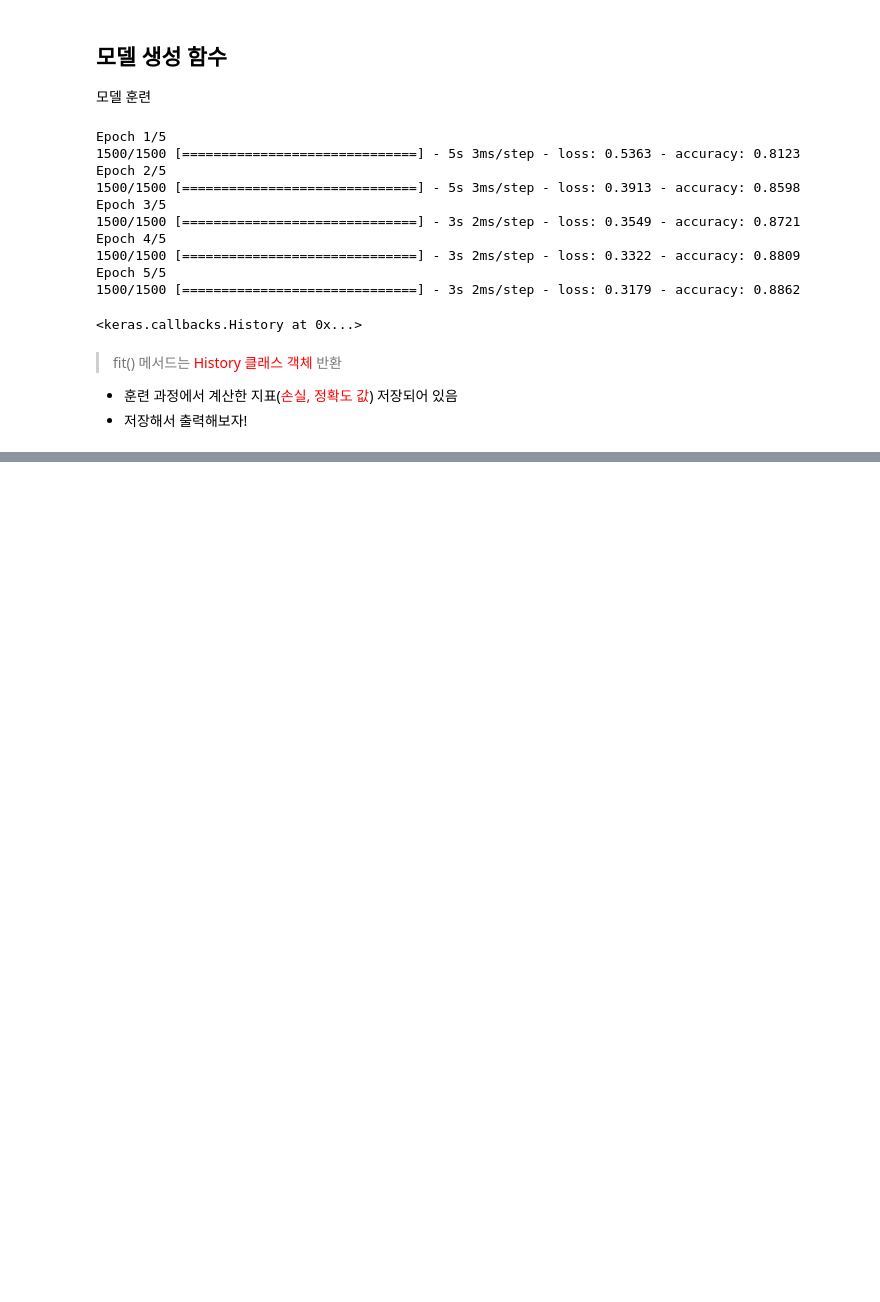
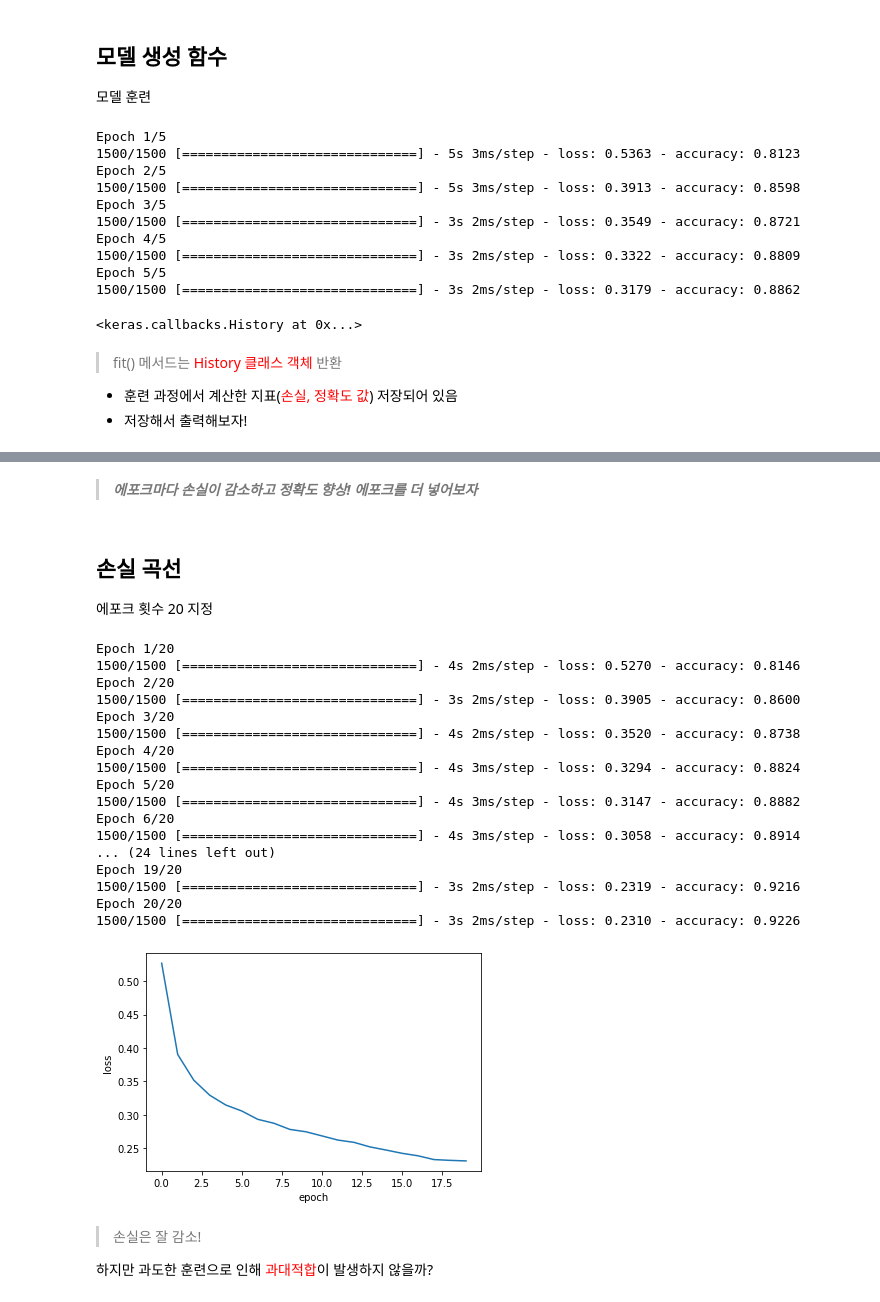
Before and after one commit to wodnjse/machine-learning, a Jupyter notebook: Deep-Neural-Network/machine_learning_7_3.ipynb, the cells around one changed output, grey strips where cells are left out. Drawn from its saved outputs; the diff is of its cells as text; code cells hidden in the pictures; blank space fills up the shorter version.

```diff
--- a/Deep-Neural-Network/machine_learning_7_3.ipynb
+++ b/Deep-Neural-Network/machine_learning_7_3.ipynb
@@ -91,0 +144,36 @@ Epoch 5/5
+# %% [markdown]
+> ***에포크마다 손실이 감소하고 정확도 향상! 에포크를 더 넣어보자***
+# %% [markdown]
+## **손실 곡선**
+에포크 횟수 20 지정
+# %%
+model = model_fn()
+model.compile(loss='sparse_categorical_crossentropy', metrics = 'accuracy')
+history = model.fit(train_scaled, train_target, epochs= 20)
+plt.plot(history.history['loss'])
+plt.xlabel('epoch')
+plt.ylabel('loss')
+plt.show()
+# %% [output]
+Epoch 1/20
+1500/1500 [==============================] - 4s 2ms/step - loss: 0.5270 - accuracy: 0.8146
+Epoch 2/20
+1500/1500 [==============================] - 3s 2ms/step - loss: 0.3905 - accuracy: 0.8600
+Epoch 3/20
+1500/1500 [==============================] - 4s 2ms/step - loss: 0.3520 - accuracy: 0.8738
+Epoch 4/20
+1500/1500 [==============================] - 4s 3ms/step - loss: 0.3294 - accuracy: 0.8824
+Epoch 5/20
+1500/1500 [==============================] - 4s 3ms/step - loss: 0.3147 - accuracy: 0.8882
+Epoch 6/20
+1500/1500 [==============================] - 4s 3ms/step - loss: 0.3058 - accuracy: 0.8914
+... (24 lines left out)
+Epoch 19/20
+1500/1500 [==============================] - 3s 2ms/step - loss: 0.2319 - accuracy: 0.9216
+Epoch 20/20
+1500/1500 [==============================] - 3s 2ms/step - loss: 0.2310 - accuracy: 0.9226
+[figure, added]
+# %% [markdown]
+> 손실은 잘 감소!
+
+하지만 과도한 훈련으로 인해 <font color='#ff0000'>과대적합</font>이 발생하지 않을까?
```
Also changed, not shown: parts of 20 cells of this notebook.
